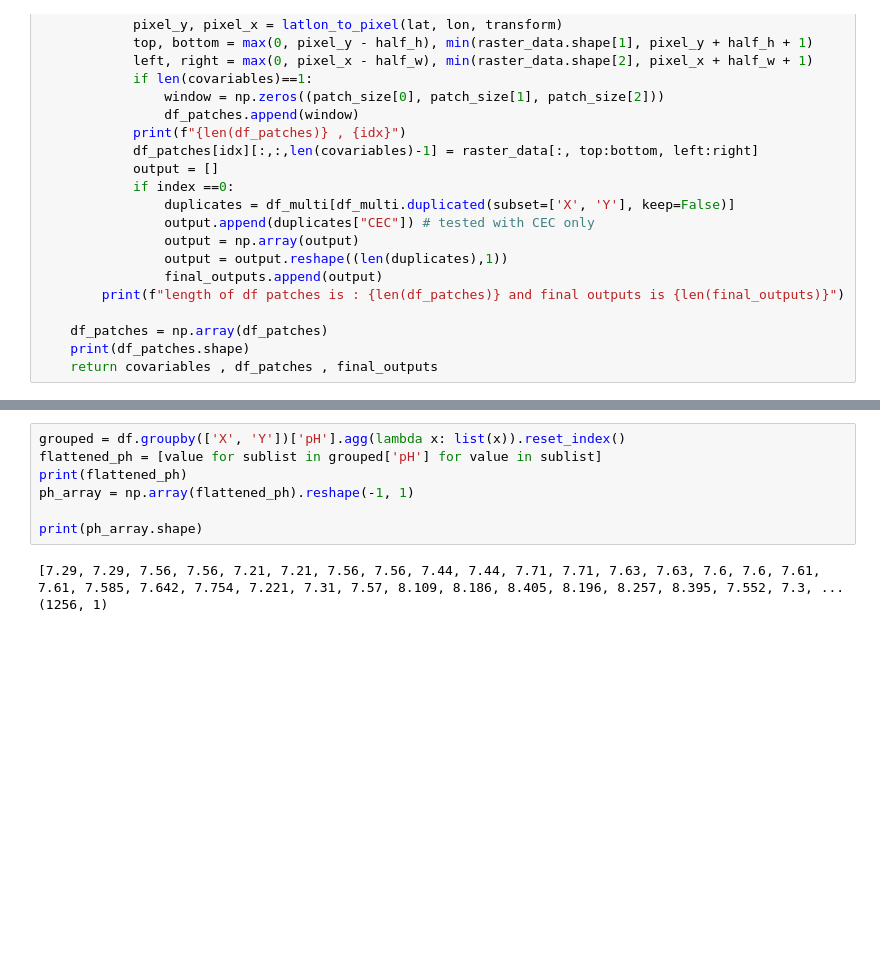
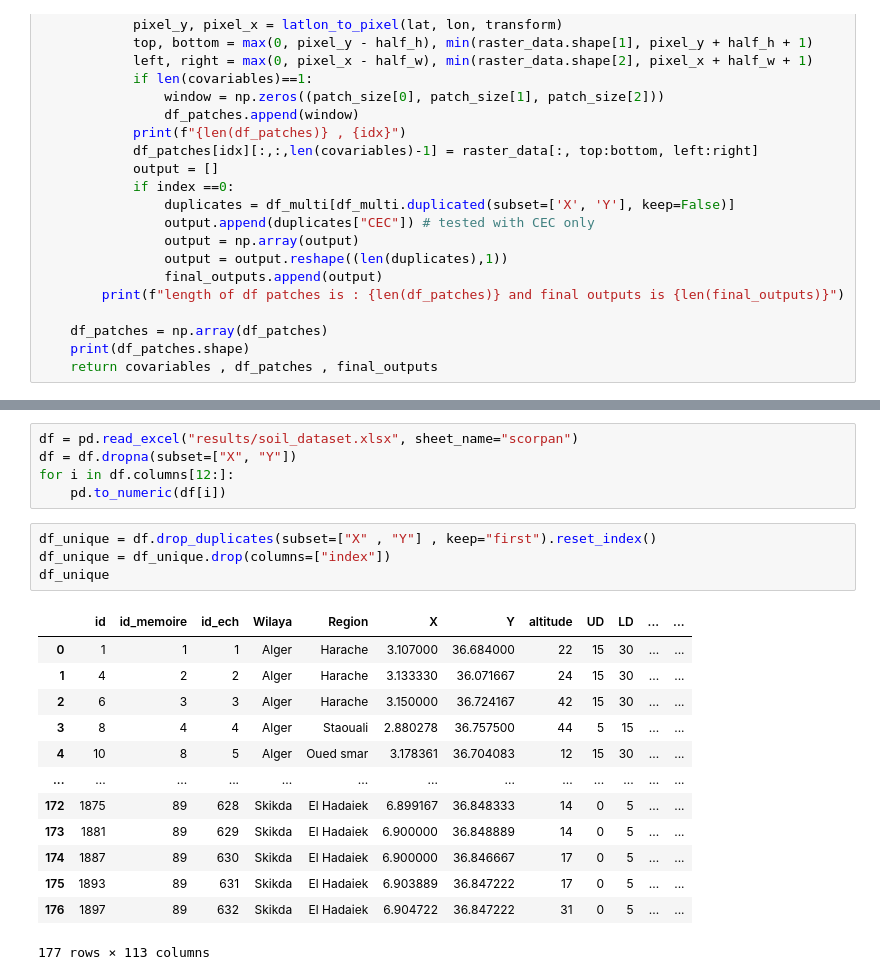
Before and after one commit to adiloucode/Quantum_Multitask_CNN_for_Digital_Soil_Mapping, a Jupyter notebook: CNN.ipynb, the cells around one changed output, grey strips where cells are left out. Saved outputs shown, nothing was run; the diff lists cells and outputs as text; blank space fills up the shorter version.

```diff
--- a/CNN.ipynb
+++ b/CNN.ipynb
@@ -727,10 +694,23 @@ file : Maps/prec/wc2.1_30s_prec_01.tif
-# %%
-grouped = df.groupby(['X', 'Y'])['pH'].agg(lambda x: list(x)).reset_index()
-flattened_ph = [value for sublist in grouped['pH'] for value in sublist]
-print(flattened_ph)
-ph_array = np.array(flattened_ph).reshape(-1, 1)
-
-print(ph_array.shape)
-# %% [output]
-[7.29, 7.29, 7.56, 7.56, 7.21, 7.21, 7.56, 7.56, 7.44, 7.44, 7.71, 7.71, 7.63, 7.63, 7.6, 7.6, 7.61, 7.61, 7.585, 7.642, 7.754, 7.221, 7.31, 7.57, 8.109, 8.186, 8.405, 8.196, 8.257, 8.395, 7.552, 7.3, ...
-(1256, 1)
+# %%
+df = pd.read_excel("results/soil_dataset.xlsx", sheet_name="scorpan")
+df = df.dropna(subset=["X", "Y"])
+for i in df.columns[12:]:
+    pd.to_numeric(df[i])
+# %%
+df_unique = df.drop_duplicates(subset=["X" , "Y"] , keep="first").reset_index()
+df_unique = df_unique.drop(columns=["index"])
+df_unique
+# %% [output]
+|  | id | id_memoire | id_ech | Wilaya | Region | X | Y | altitude | UD | LD | ... | ... |
+| 0 | 1 | 1 | 1 | Alger | Harache | 3.107000 | 36.684000 | 22 | 15 | 30 | ... | ... |
+| 1 | 4 | 2 | 2 | Alger | Harache | 3.133330 | 36.071667 | 24 | 15 | 30 | ... | ... |
+| 2 | 6 | 3 | 3 | Alger | Harache | 3.150000 | 36.724167 | 42 | 15 | 30 | ... | ... |
+| 3 | 8 | 4 | 4 | Alger | Staouali | 2.880278 | 36.757500 | 44 | 5 | 15 | ... | ... |
+| 4 | 10 | 8 | 5 | Alger | Oued smar | 3.178361 | 36.704083 | 12 | 15 | 30 | ... | ... |
+| ... | ... | ... | ... | ... | ... | ... | ... | ... | ... | ... | ... | ... |
+| 172 | 1875 | 89 | 628 | Skikda | El Hadaiek | 6.899167 | 36.848333 | 14 | 0 | 5 | ... | ... |
+| 173 | 1881 | 89 | 629 | Skikda | El Hadaiek | 6.900000 | 36.848889 | 14 | 0 | 5 | ... | ... |
+| 174 | 1887 | 89 | 630 | Skikda | El Hadaiek | 6.900000 | 36.846667 | 17 | 0 | 5 | ... | ... |
+| 175 | 1893 | 89 | 631 | Skikda | El Hadaiek | 6.903889 | 36.847222 | 17 | 0 | 5 | ... | ... |
+| 176 | 1897 | 89 | 632 | Skikda | El Hadaiek | 6.904722 | 36.847222 | 31 | 0 | 5 | ... | ... |
+177 rows × 113 columns
```
Also changed, not shown: parts of 3 cells of this notebook.
